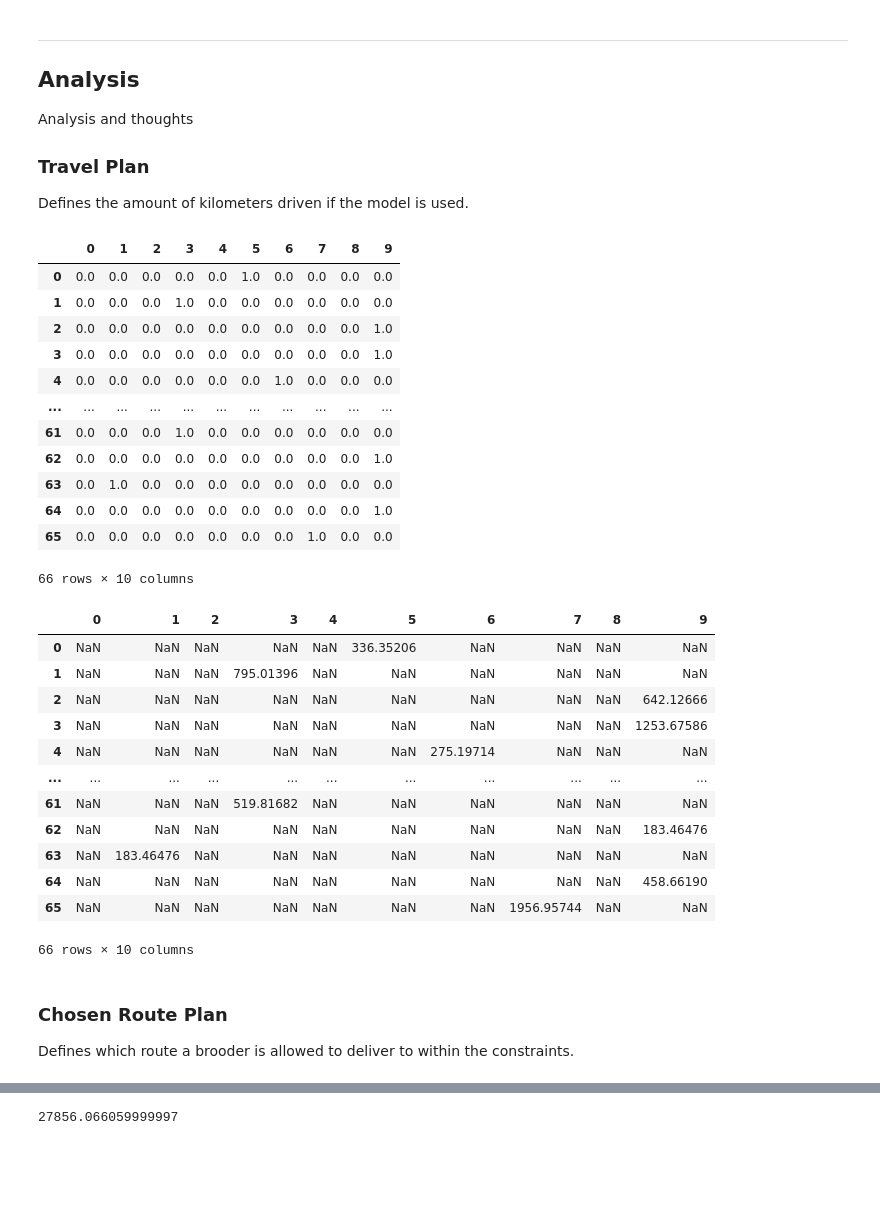
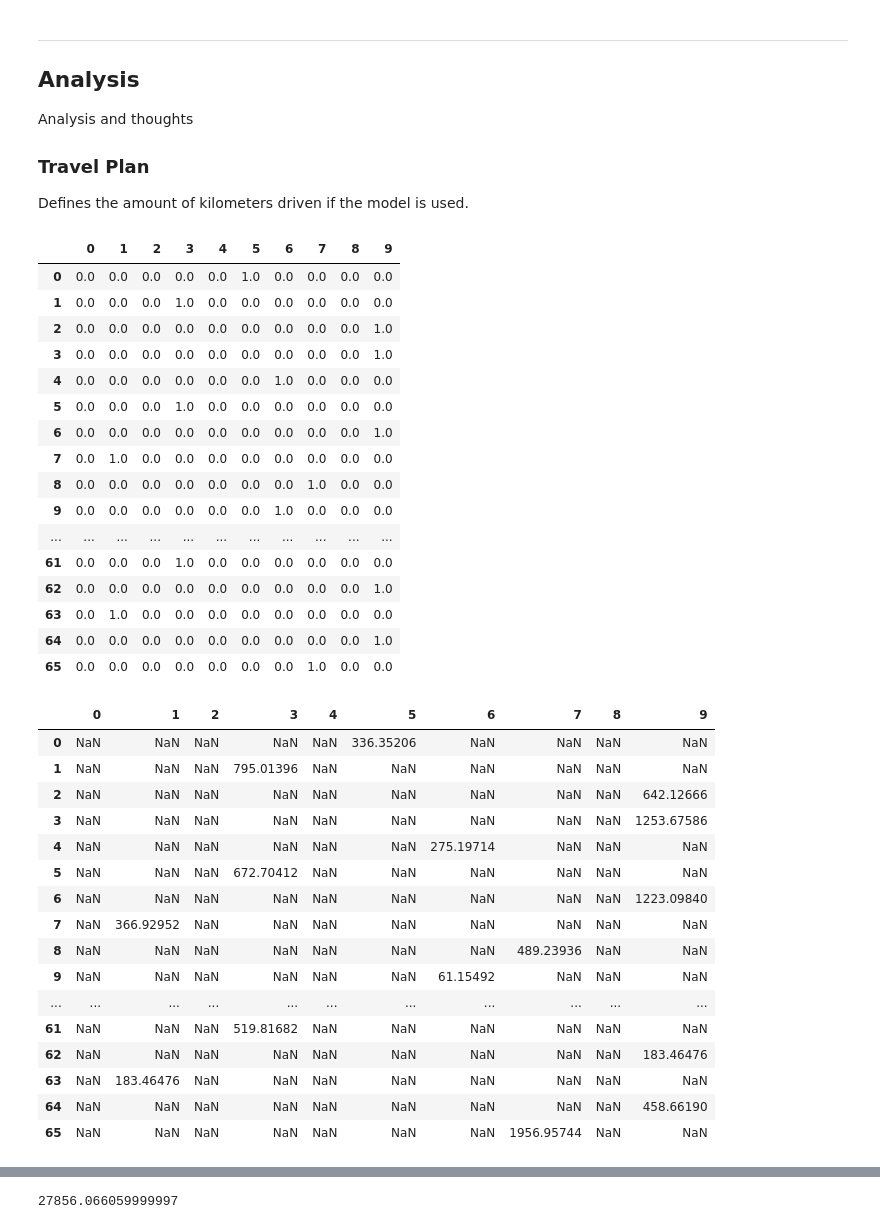
Before and after one commit to bazylhorsey/livestock-logistic-optimizer, a Jupyter notebook: brooder_allocation.ipynb, the cells around one changed output, grey strips where cells are left out. Cells and saved outputs as stored; diff of their text form; code cells hidden in the pictures; blank space fills up the shorter version.

```diff
--- a/brooder_allocation.ipynb
+++ b/brooder_allocation.ipynb
@@ -339,24 +342,29 @@ Defines the amount of kilometers driven if the model is used.
 # %%
 vals = m.getAttr("x", x)
 selected = gp.tuplelist((i, j) for i, j in vals.keys() if vals[i, j] == 1.0)
+pd.set_option('display.max_rows', 500)  # Set to None to show all rows
 df = pd.DataFrame(np.zeros((NUM_OF_FINISHERS, NUM_OF_BROODERS)))
 for i in selected:
     df.at[i[1],i[0]]=1
 df
 # %% [output]
 |  | 0 | 1 | 2 | 3 | 4 | 5 | 6 | 7 | 8 | 9 |
 | 0 | 0.0 | 0.0 | 0.0 | 0.0 | 0.0 | 1.0 | 0.0 | 0.0 | 0.0 | 0.0 |
 | 1 | 0.0 | 0.0 | 0.0 | 1.0 | 0.0 | 0.0 | 0.0 | 0.0 | 0.0 | 0.0 |
 | 2 | 0.0 | 0.0 | 0.0 | 0.0 | 0.0 | 0.0 | 0.0 | 0.0 | 0.0 | 1.0 |
 | 3 | 0.0 | 0.0 | 0.0 | 0.0 | 0.0 | 0.0 | 0.0 | 0.0 | 0.0 | 1.0 |
 | 4 | 0.0 | 0.0 | 0.0 | 0.0 | 0.0 | 0.0 | 1.0 | 0.0 | 0.0 | 0.0 |
+| 5 | 0.0 | 0.0 | 0.0 | 1.0 | 0.0 | 0.0 | 0.0 | 0.0 | 0.0 | 0.0 |
+| 6 | 0.0 | 0.0 | 0.0 | 0.0 | 0.0 | 0.0 | 0.0 | 0.0 | 0.0 | 1.0 |
+| 7 | 0.0 | 1.0 | 0.0 | 0.0 | 0.0 | 0.0 | 0.0 | 0.0 | 0.0 | 0.0 |
+| 8 | 0.0 | 0.0 | 0.0 | 0.0 | 0.0 | 0.0 | 0.0 | 1.0 | 0.0 | 0.0 |
+| 9 | 0.0 | 0.0 | 0.0 | 0.0 | 0.0 | 0.0 | 1.0 | 0.0 | 0.0 | 0.0 |
 | ... | ... | ... | ... | ... | ... | ... | ... | ... | ... | ... |
 | 61 | 0.0 | 0.0 | 0.0 | 1.0 | 0.0 | 0.0 | 0.0 | 0.0 | 0.0 | 0.0 |
 | 62 | 0.0 | 0.0 | 0.0 | 0.0 | 0.0 | 0.0 | 0.0 | 0.0 | 0.0 | 1.0 |
 | 63 | 0.0 | 1.0 | 0.0 | 0.0 | 0.0 | 0.0 | 0.0 | 0.0 | 0.0 | 0.0 |
 | 64 | 0.0 | 0.0 | 0.0 | 0.0 | 0.0 | 0.0 | 0.0 | 0.0 | 0.0 | 1.0 |
 | 65 | 0.0 | 0.0 | 0.0 | 0.0 | 0.0 | 0.0 | 0.0 | 1.0 | 0.0 | 0.0 |
-66 rows × 10 columns
 # %%
 
 
@@ -372,14 +380,14 @@ df
 | 2 | NaN | NaN | NaN | NaN | NaN | NaN | NaN | NaN | NaN | 642.12666 |
 | 3 | NaN | NaN | NaN | NaN | NaN | NaN | NaN | NaN | NaN | 1253.67586 |
 | 4 | NaN | NaN | NaN | NaN | NaN | NaN | 275.19714 | NaN | NaN | NaN |
+| 5 | NaN | NaN | NaN | 672.70412 | NaN | NaN | NaN | NaN | NaN | NaN |
+| 6 | NaN | NaN | NaN | NaN | NaN | NaN | NaN | NaN | NaN | 1223.09840 |
+| 7 | NaN | 366.92952 | NaN | NaN | NaN | NaN | NaN | NaN | NaN | NaN |
+| 8 | NaN | NaN | NaN | NaN | NaN | NaN | NaN | 489.23936 | NaN | NaN |
+| 9 | NaN | NaN | NaN | NaN | NaN | NaN | 61.15492 | NaN | NaN | NaN |
 | ... | ... | ... | ... | ... | ... | ... | ... | ... | ... | ... |
 | 61 | NaN | NaN | NaN | 519.81682 | NaN | NaN | NaN | NaN | NaN | NaN |
 | 62 | NaN | NaN | NaN | NaN | NaN | NaN | NaN | NaN | NaN | 183.46476 |
 | 63 | NaN | 183.46476 | NaN | NaN | NaN | NaN | NaN | NaN | NaN | NaN |
 | 64 | NaN | NaN | NaN | NaN | NaN | NaN | NaN | NaN | NaN | 458.66190 |
 | 65 | NaN | NaN | NaN | NaN | NaN | NaN | NaN | 1956.95744 | NaN | NaN |
-66 rows × 10 columns
-# %% [markdown]
-### Chosen Route Plan
-
-Defines which route a brooder is allowed to deliver to within the constraints.
```
Also changed, not shown: parts of 3 cells of this notebook.
